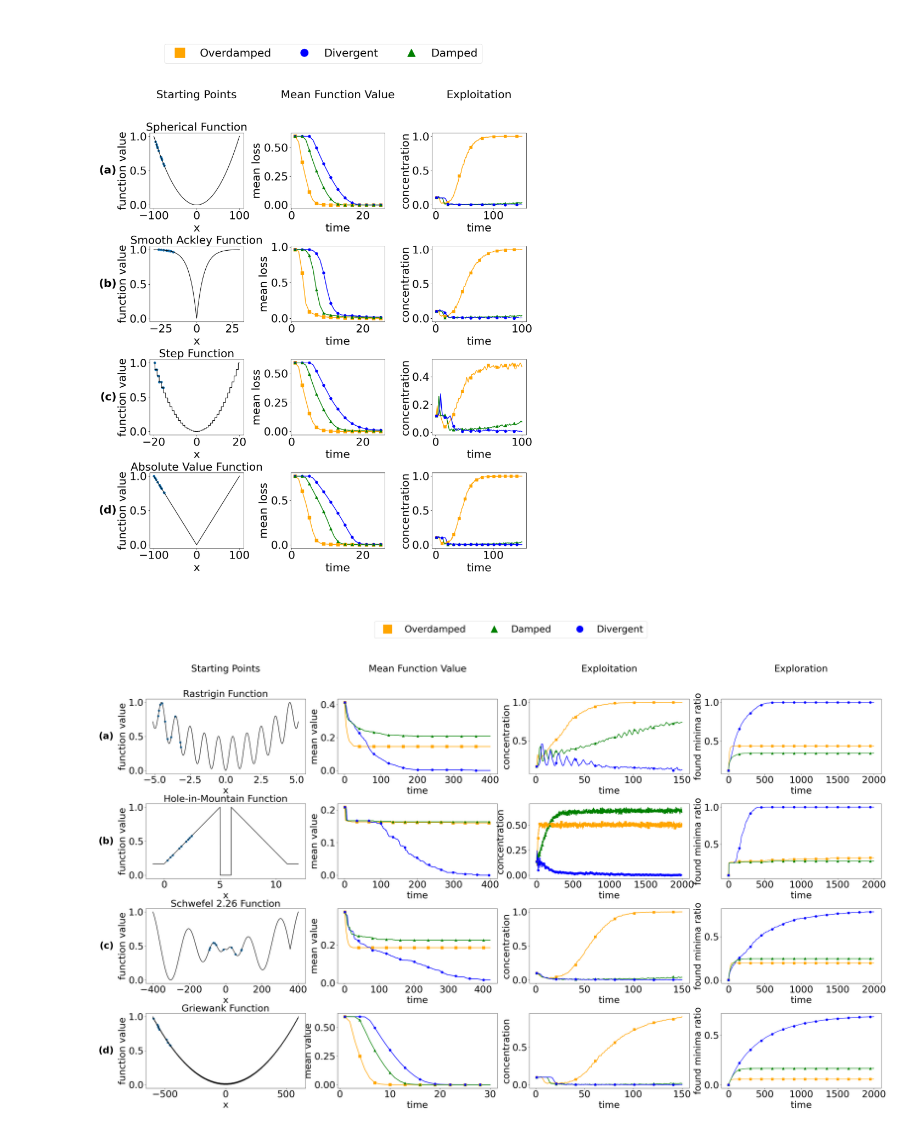
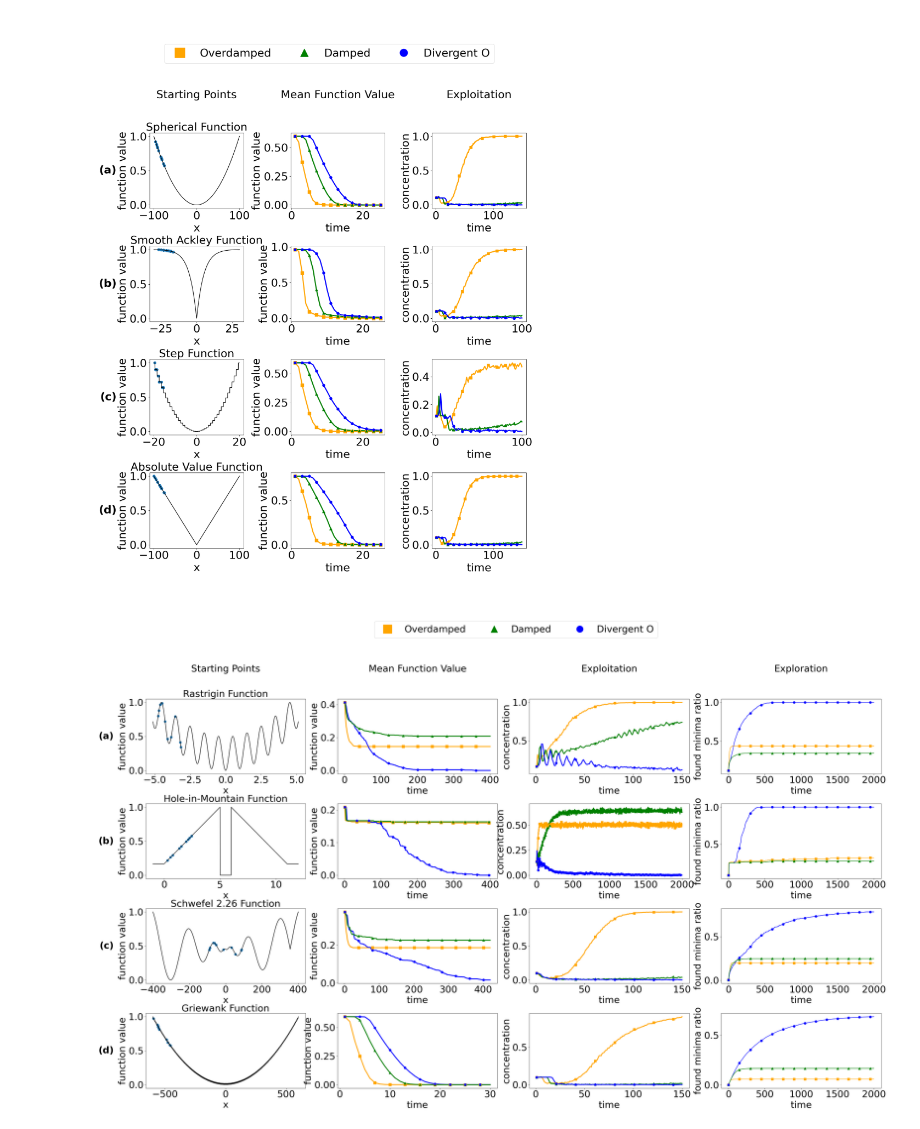
Before and after one commit to MargKos/Unstable-PSO, a Jupyter notebook: Experiments/1D/Plots1D.ipynb, the cells around one changed output. Saved outputs shown, nothing was run; the diff lists cells and outputs as text; code cells hidden in the pictures.

```diff
--- a/Experiments/1D/Plots1D.ipynb
+++ b/Experiments/1D/Plots1D.ipynb
@@ -63,7 +63,7 @@ for i in range(4):
     for j in range(n):
         SW_Y[j]=fct(StartingPoints[0,j,some_simulation,UnimodalNumber[i]])
 
-    axsi.scatter(StartingPoints[0,:,some_simulation,UnimodalNumber[i]], SW_Y)
+    axsi.scatter(StartingPoints[0,:,some_simulation,UnimodalNumber[i]], SW_Y, s=50)
     axsi.tick_params(axis='x', labelsize=30)
     axsi.tick_params(axis='y', labelsize=30)
     axsi.set_xlabel('x',  fontsize=30)
@@ -89,17 +89,18 @@ for i in range(4):
     axsi=axs[l,1]
     l=l+1
 
-    axsi.plot(np.linspace(1, T_PSO_med[UnimodalNumber[i]], T_PSO_med[UnimodalNumber[i]]), MeanOverdamped[0:T_PSO_med[UnimodalNumber[i]]],  linewidth=2.0,color='orange')
-    axsi.plot(np.linspace(1, T_PSO_med[UnimodalNumber[i]], T_PSO_med[UnimodalNumber[i]]), MeanDivergent[0:T_PSO_med[UnimodalNumber[i]]],  linewidth=2.0,color='blue')
-    axsi.plot(np.linspace(1, T_PSO_med[UnimodalNumber[i]], T_PSO_med[UnimodalNumber[i]]), MeanDamped[0:T_PSO_med[UnimodalNumber[i]]], linewidth=2.0,color='green')
+    axsi.plot(np.linspace(1, T_PSO_med[UnimodalNumber[i]], T_PSO_med[UnimodalNumber[i]]), MeanOverdamped[0:T_PSO_med[UnimodalNumber[i]]],  linewidth=3.0,color='orange')
+    axsi.plot(np.linspace(1, T_PSO_med[UnimodalNumber[i]], T_PSO_med[UnimodalNumber[i]]), MeanDivergent[0:T_PSO_med[UnimodalNumber[i]]],  linewidth=3.0,color='blue')
+    axsi.plot(np.linspace(1, T_PSO_med[UnimodalNumber[i]], T_PSO_med[UnimodalNumber[i]]), MeanDamped[0:T_PSO_med[UnimodalNumber[i]]], linewidth=3.0,color='green')
     axsi.plot(np.linspace(1, T_PSO_med[UnimodalNumber[i]], T_PSO_med[UnimodalNumber[i]]), MeanOverdamped[0:T_PSO_med[UnimodalNumber[i]]], 's', markevery=ME[UnimodalNumber[i]], markersize=9, color='orange',label='Overdamped')
-    axsi.plot(np.linspace(1, T_PSO_med[UnimodalNumber[i]], T_PSO_med[UnimodalNumber[i]]), MeanDivergent[0:T_PSO_med[UnimodalNumber[i]]], 'o', markevery=ME[UnimodalNumber[i]],markersize=7,color='blue',label='Divergent')
     axsi.plot(np.linspace(1, T_PSO_med[UnimodalNumber[i]], T_PSO_med[UnimodalNumber[i]]), MeanDamped[0:T_PSO_med[UnimodalNumber[i]]], '^', markevery=ME[UnimodalNumber[i]],markersize=7, color='green',  label='Damped')
+    axsi.plot(np.linspace(1, T_PSO_med[UnimodalNumber[i]], T_PSO_med[UnimodalNumber[i]]), MeanDivergent[0:T_PSO_med[UnimodalNumber[i]]], 'o', markevery=ME[UnimodalNumber[i]],markersize=7,color='blue',label='Divergent O')
+
 
     axsi.tick_params(axis='x', labelsize=30)
     axsi.tick_params(axis='y', labelsize=30)
     axsi.set_xlabel('time',  fontsize=30)
-    axsi.set_ylabel('mean loss',fontsize=30)
+    axsi.set_ylabel('function value',fontsize=30)
     plt.xticks(fontsize=30)
     plt.yticks(fontsize=30)
 
@@ -116,12 +117,12 @@ for i in range(4):
 
     axsi=axs[l,2]
     l=l+1
-    axsi.plot(np.linspace(1, T_PSOc[UnimodalNumber[i]], T_PSOc[UnimodalNumber[i]]), exploitationOverdamped[0:T_PSOc[UnimodalNumber[i]]], linewidth=2.0,color='orange',label='Overdamped')
-    axsi.plot(np.linspace(1, T_PSOc[UnimodalNumber[i]], T_PSOc[UnimodalNumber[i]]), exploitationDamped[0:T_PSOc[UnimodalNumber[i]]],linewidth=2,color='green',label='Damped')
-    axsi.plot(np.linspace(1, T_PSOc[UnimodalNumber[i]], T_PSOc[UnimodalNumber[i]]),exploitationDivergent[0:T_PSOc[UnimodalNumber[i]]], linewidth=2.0,color='blue',  label='Divergent Oscillator')
+    axsi.plot(np.linspace(1, T_PSOc[UnimodalNumber[i]], T_PSOc[UnimodalNumber[i]]), exploitationOverdamped[0:T_PSOc[UnimodalNumber[i]]], linewidth=3.0,color='orange',label='Overdamped')
+    axsi.plot(np.linspace(1, T_PSOc[UnimodalNumber[i]], T_PSOc[UnimodalNumber[i]]), exploitationDamped[0:T_PSOc[UnimodalNumber[i]]],linewidth=3,color='green',label='Damped')
+    axsi.plot(np.linspace(1, T_PSOc[UnimodalNumber[i]], T_PSOc[UnimodalNumber[i]]),exploitationDivergent[0:T_PSOc[UnimodalNumber[i]]], linewidth=3.0,color='blue',  label='Divergent O')
     axsi.plot(np.linspace(1, T_PSOc[UnimodalNumber[i]], T_PSOc[UnimodalNumber[i]]), exploitationOverdamped[0:T_PSOc[UnimodalNumber[i]]],'s', markevery=ME2[UnimodalNumber[i]], markersize=7, color='orange',label='Overdamped')
     axsi.plot(np.linspace(1, T_PSOc[UnimodalNumber[i]], T_PSOc[UnimodalNumber[i]]), exploitationDamped[0:T_PSOc[UnimodalNumber[i]]], '^', markevery=ME2[UnimodalNumber[i]],markersize=7,color='green',label='Damped')
-    axsi.plot(np.linspace(1, T_PSOc[UnimodalNumber[i]], T_PSOc[UnimodalNumber[i]]),exploitationDivergent[0:T_PSOc[UnimodalNumber[i]]],'o', markevery=ME2[UnimodalNumber[i]],markersize=7 ,color='blue',  label='Divergent')
+    axsi.plot(np.linspace(1, T_PSOc[UnimodalNumber[i]], T_PSOc[UnimodalNumber[i]]),exploitationDivergent[0:T_PSOc[UnimodalNumber[i]]],'o', markevery=ME2[UnimodalNumber[i]],markersize=7 ,color='blue',  label='Divergent O')
 
     axsi.tick_params(axis='x', labelsize=30)
     axsi.tick_params(axis='y', labelsize=30)
@@ -180,7 +181,7 @@ for i in range(4):
     for j in range(n):
         SW_Y[j]=fct(StartingPoints[0,j,some_simulation,MultimodalNumber[i]])
 
-    axsi.scatter(StartingPoints[0,:,some_simulation,MultimodalNumber[i]], SW_Y)
+    axsi.scatter(StartingPoints[0,:,some_simulation,MultimodalNumber[i]], SW_Y,  s=50)
     axsi.tick_params(axis='x', labelsize=30)
     axsi.tick_params(axis='y', labelsize=30)
     axsi.set_xlabel('x',  fontsize=30)
@@ -202,17 +203,17 @@ for i in range(4):
 
     axsi=axs[l,1]
     l=l+1
-    axsi.plot(np.linspace(1, T_PSO_med[MultimodalNumber[i]], T_PSO_med[MultimodalNumber[i]]), MeanOverdamped[0:T_PSO_med[MultimodalNumber[i]]],  linewidth=2.0,color='orange')
-    axsi.plot(np.linspace(1, T_PSO_med[MultimodalNumber[i]], T_PSO_med[MultimodalNumber[i]]), MeanDivergent[0:T_PSO_med[MultimodalNumber[i]]],  linewidth=2.0,color='blue')
-    axsi.plot(np.linspace(1, T_PSO_med[MultimodalNumber[i]], T_PSO_med[MultimodalNumber[i]]), MeanDamped[0:T_PSO_med[MultimodalNumber[i]]], linewidth=2.0,color='green')
+    axsi.plot(np.linspace(1, T_PSO_med[MultimodalNumber[i]], T_PSO_med[MultimodalNumber[i]]), MeanOverdamped[0:T_PSO_med[MultimodalNumber[i]]],  linewidth=3.0,color='orange')
+    axsi.plot(np.linspace(1, T_PSO_med[MultimodalNumber[i]], T_PSO_med[MultimodalNumber[i]]), MeanDivergent[0:T_PSO_med[MultimodalNumber[i]]],  linewidth=3.0,color='blue')
+    axsi.plot(np.linspace(1, T_PSO_med[MultimodalNumber[i]], T_PSO_med[MultimodalNumber[i]]), MeanDamped[0:T_PSO_med[MultimodalNumber[i]]], linewidth=3.0,color='green')
     axsi.plot(np.linspace(1, T_PSO_med[MultimodalNumber[i]], T_PSO_med[MultimodalNumber[i]]), MeanOverdamped[0:T_PSO_med[MultimodalNumber[i]]], 's', markevery=ME[MultimodalNumber[i]], markersize=9, color='orange',label='Overdamped')
     axsi.plot(np.linspace(1, T_PSO_med[MultimodalNumber[i]], T_PSO_med[MultimodalNumber[i]]), MeanDamped[0:T_PSO_med[MultimodalNumber[i]]], '^', markevery=ME[MultimodalNumber[i]],markersize=7,color='green',label='Damped')
-    axsi.plot(np.linspace(1, T_PSO_med[MultimodalNumber[i]], T_PSO_med[MultimodalNumber[i]]), MeanDivergent[0:T_PSO_med[MultimodalNumber[i]]], 'o', markevery=ME[MultimodalNumber[i]],markersize=7, color='blue',  label='Divergent')
+    axsi.plot(np.linspace(1, T_PSO_med[MultimodalNumber[i]], T_PSO_med[MultimodalNumber[i]]), MeanDivergent[0:T_PSO_med[MultimodalNumber[i]]], 'o', markevery=ME[MultimodalNumber[i]],markersize=7, color='blue',  label='Divergent O')
 
     axsi.tick_params(axis='x', labelsize=30)
     axsi.tick_params(axis='y', labelsize=30)
     axsi.set_xlabel('time',  fontsize=30)
-    axsi.set_ylabel('mean value',fontsize=30)
+    axsi.set_ylabel('function value',fontsize=30)
     plt.xticks(fontsize=30)
     plt.yticks(fontsize=30)
 
@@ -229,9 +230,9 @@ for i in range(4):
 
     axsi=axs[l,2]
     l=l+1
-    axsi.plot(np.linspace(1, T_PSOc[MultimodalNumber[i]], T_PSOc[MultimodalNumber[i]]), exploitationOverdamped[0:T_PSOc[MultimodalNumber[i]]],linewidth=2.0,color='orange',label='Overdamped')
-    axsi.plot(np.linspace(1, T_PSOc[MultimodalNumber[i]], T_PSOc[MultimodalNumber[i]]), exploitationDamped[0:T_PSOc[MultimodalNumber[i]]],linewidth=2,color='green',label='Damped')
-    axsi.plot(np.linspace(1, T_PSOc[MultimodalNumber[i]], T_PSOc[MultimodalNumber[i]]),exploitationDivergent[0:T_PSOc[MultimodalNumber[i]]],linewidth=2.0,color='blue',  label='Divergent')
+    axsi.plot(np.linspace(1, T_PSOc[MultimodalNumber[i]], T_PSOc[MultimodalNumber[i]]), exploitationOverdamped[0:T_PSOc[MultimodalNumber[i]]],linewidth=3.0,color='orange',label='Overdamped')
+    axsi.plot(np.linspace(1, T_PSOc[MultimodalNumber[i]], T_PSOc[MultimodalNumber[i]]), exploitationDamped[0:T_PSOc[MultimodalNumber[i]]],linewidth=3,color='green',label='Damped')
+    axsi.plot(np.linspace(1, T_PSOc[MultimodalNumber[i]], T_PSOc[MultimodalNumber[i]]),exploitationDivergent[0:T_PSOc[MultimodalNumber[i]]],linewidth=3.0,color='blue',  label='Divergent')
 
     axsi.plot(np.linspace(1, T_PSOc[MultimodalNumber[i]], T_PSOc[MultimodalNumber[i]]), exploitationOverdamped[0:T_PSOc[MultimodalNumber[i]]],'s', markevery=ME2[MultimodalNumber[i]], markersize=7, color='orange',label='Overdamped')
     axsi.plot(np.linspace(1, T_PSOc[MultimodalNumber[i]], T_PSOc[MultimodalNumber[i]]), exploitationDamped[0:T_PSOc[MultimodalNumber[i]]], '^', markevery=ME2[MultimodalNumber[i]],markersize=7,color='green',label='Damped')
@@ -254,34 +255,34 @@ for i in range(4):
     explorationDivergent=np.load('./Results/Exploration'+str(nameDivergent[MultimodalNumber[i]])+'.npy')
     explorationOverdamped=np.load('./Results/Exploration'+str(nameOverdamped[MultimodalNumber[i]])+'.npy')
     explorationDamped=np.load('./Results/Exploration'+str(nameDamped[MultimodalNumber[i]])+'.npy')
 
     axsi=axs[l,3]
     l=l+1
     axsi.plot(np.linspace(1,T_PSO,T_PSO), explorationOverdamped, color='orange', label='Overdamped')
-    axsi.plot(np.linspace(1,T_PSO,T_PSO), explorationDivergent, color='blue', label='Divergent')
+    axsi.plot(np.linspace(1,T_PSO,T_PSO), explorationDivergent, color='blue', label='Divergent O')
     axsi.plot(np.linspace(1,T_PSO,T_PSO), explorationDamped, color='green', label='Damped')
 
     axsi.plot(np.linspace(1, T_PSO, T_PSO), explorationOverdamped[0:T_PSO],'s', markevery=150, markersize=7, color='orange',label='Overdamped')
     axsi.plot(np.linspace(1, T_PSO, T_PSO), explorationDamped[0:T_PSO], '^', markevery=150,markersize=7,color='green',label='Damped')
-    axsi.plot(np.linspace(1, T_PSO, T_PSO),explorationDivergent[0:T_PSO],'o', markevery=150,markersize=7 ,color='blue',  label='Divergent')
+    axsi.plot(np.linspace(1, T_PSO, T_PSO),explorationDivergent[0:T_PSO],'o', markevery=150,markersize=7 ,color='blue',  label='Divergent O')
 
     axsi.set_xlabel('time', fontsize=30)
     axsi.set_ylabel('found minima ratio', fontsize=29)
     axsi.tick_params(axis='x', labelsize=30)
     axsi.tick_params(axis='y', labelsize=30)
 
 
 axs[1,1].legend(bbox_to_anchor=(0.2, 1.5, 1, 0.6), loc="upper left",
                ncol=4,  prop={'size': legend_fontsize}, markerscale=3)
 
 
 axs[0, 0].text(-0.2, -0.9, '(a)', transform=axs[0, 0].transAxes, fontsize=30, va='center', ha='right',weight='bold')
 axs[1, 0].text(-0.2, -0.9, '(b)', transform=axs[1, 0].transAxes, fontsize=30, va='center', ha='right',weight='bold')
 axs[2, 0].text(-0.2, -0.9, '(c)', transform=axs[2, 0].transAxes, fontsize=30, va='center', ha='right',weight='bold')
 axs[3, 0].text(-0.2, -0.9, '(d)', transform=axs[3, 0].transAxes, fontsize=30, va='center', ha='right',weight='bold')
 
 
 plt.savefig('./Plots/Fig8.png',  bbox_inches='tight')
 # %% [output]
-[figure, old version]
+[figure, new version]
-[figure, old version]
+[figure, new version]
```
Also changed, not shown: 24 other files.
